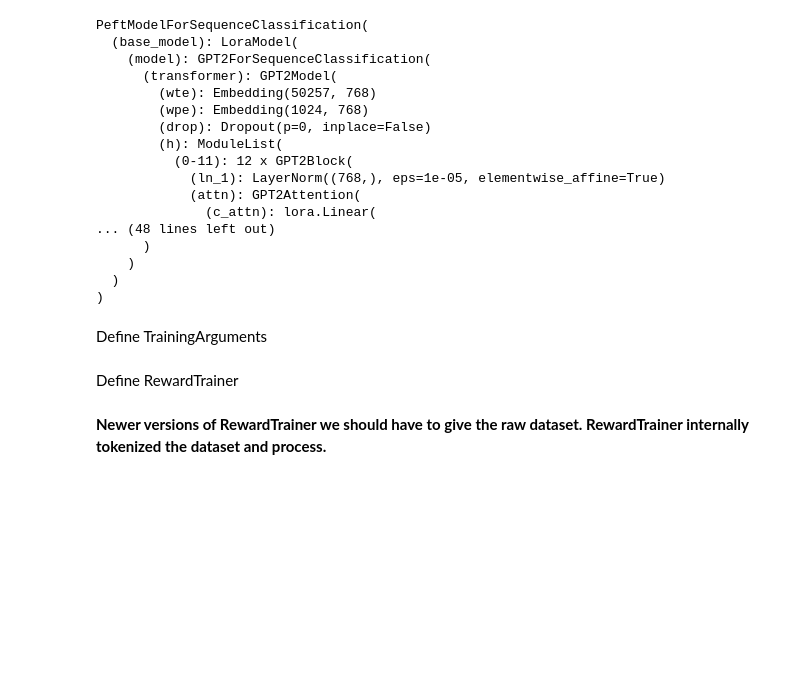
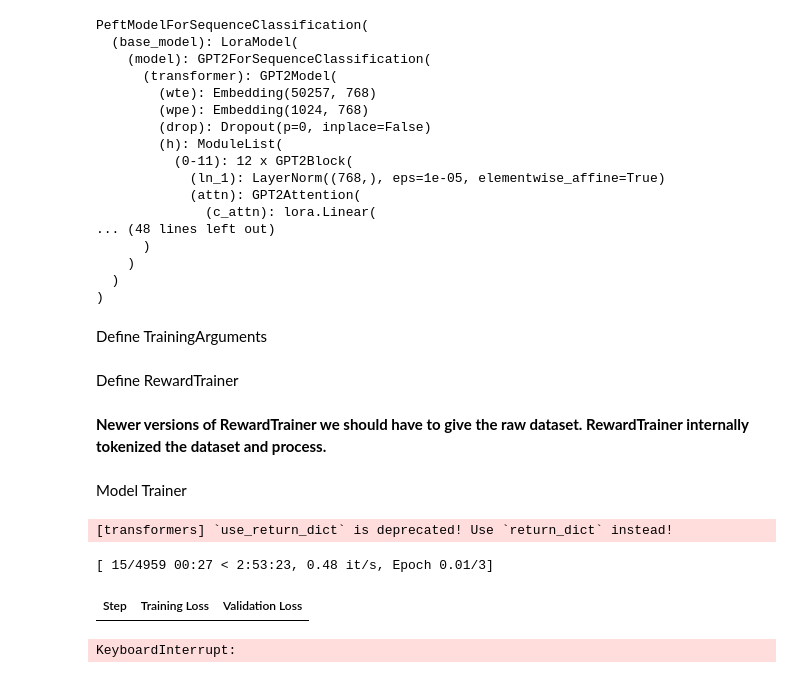
Before and after one commit to VishSeran/gpt2--reward-modeling, a Jupyter notebook: gpt2-reward-model.ipynb, the cells around one changed output. Saved outputs shown, nothing was run; the diff lists cells and outputs as text; code cells hidden in the pictures; blank space fills up the shorter version.

Commit message:
reward model training updated

```diff
--- a/gpt2-reward-model.ipynb
+++ b/gpt2-reward-model.ipynb
@@ -340 +339,10 @@ reward_trainer = RewardTrainer(
 )
+# %% [markdown]
+Model Trainer
+# %%
+reward_trainer.train()
+# %% [output]
+[transformers] `use_return_dict` is deprecated! Use `return_dict` instead!
+[ 15/4959 00:27 < 2:53:23, 0.48 it/s, Epoch 0.01/3]
+| Step | Training Loss | Validation Loss |
+KeyboardInterrupt:
```
Also changed, not shown: parts of 1 cell of this notebook.
